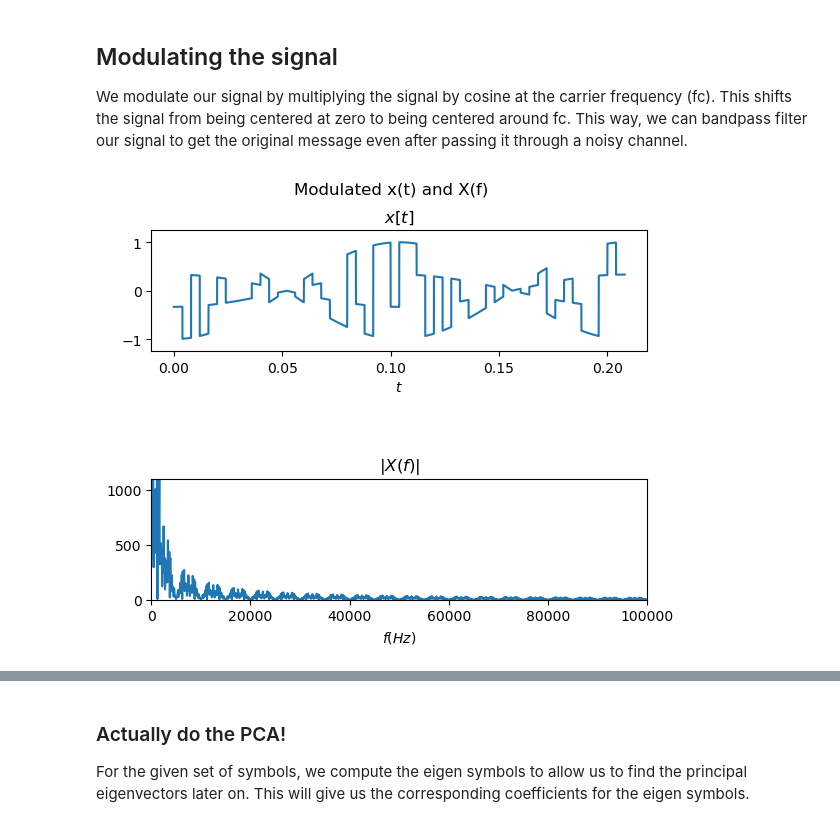
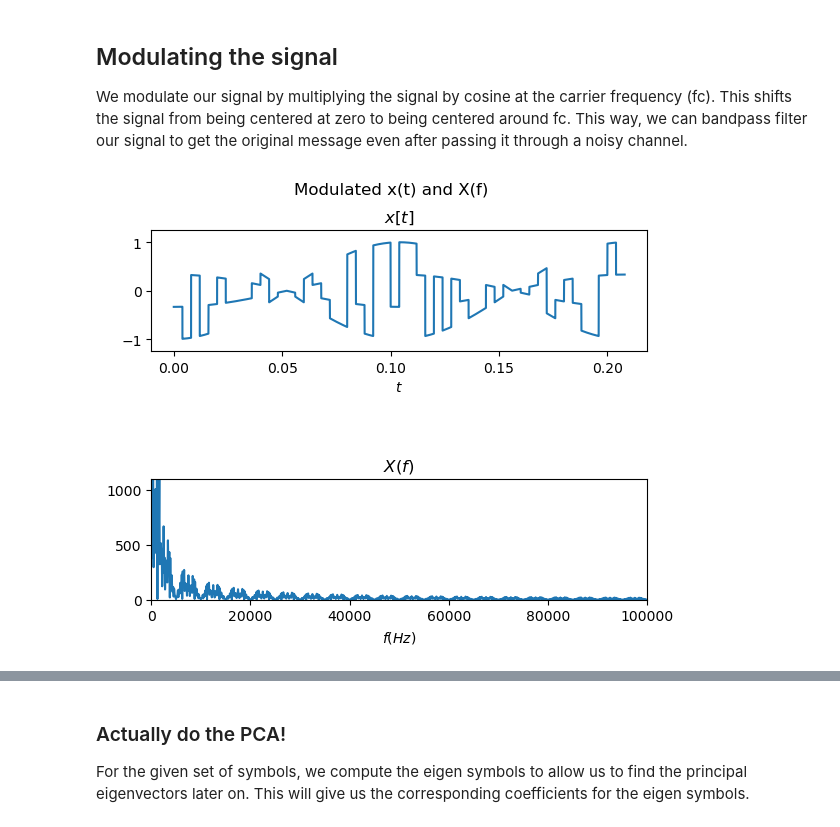
Before and after one commit to allyson-hur/adcomms_dsp, a Jupyter notebook: pca.ipynb, the cells around one changed output, grey strips where cells are left out. Drawn from its saved outputs; the diff is of its cells as text; code cells hidden in the pictures.

```diff
--- a/pca.ipynb
+++ b/pca.ipynb
@@ -197,33 +182,28 @@ plt.show()
 We modulate our signal by multiplying the signal by cosine at the carrier frequency (fc). This shifts the signal from being centered at zero to being centered around fc. This way, we can bandpass filter our signal to get the original message even after passing it through a noisy channel.
 # %%
 class SymbolModulation:
-    def __init__(self, BITS_PER_SYMBOL, SAMPLES_PER_SYMBOL, F_C, symbols_of_t, message_bits_txt, x_values, t_values):
-       self.BITS_PER_SYMBOL = BITS_PER_SYMBOL
-       self.SAMPLES_PER_SYMBOL = SAMPLES_PER_SYMBOL
-       self.symbols_of_t = symbols_of_t
-       self.message_bits_txt = message_bits_txt
+    def __init__(self, F_C, x_values, t_values):
        self.F_C = F_C
-       self.dt = 1 / F_C
        self.x = x_values
        self.t = t_values
 
     def x_modulated(self):
         """
         Generate the modulated signal by multiplying the generated symbol by a
         cosine wave at the carrier frequency.
 
         Returns:
             An array representing the modulated signal.
         """
         return self.x * np.cos(2 * np.pi * self.F_C * self.t)
 
+symbol_modulation_test = SymbolModulation(F_C, test_x, test_t)
+test_x_modulated = symbol_modulation_test.x_modulated()
 fig, ax = plt.subplots(2,1)
 plt.subplots_adjust(hspace=1.05)
-symbol_modulation_test = SymbolModulation(BITS_PER_SYMBOL, SAMPLES_PER_SYMBOL, F_C, symbols_of_t, message_bits_txt, test_x, test_t)
-x_modulated_test = symbol_modulation_test.x_modulated()
-real_fft_plot(test_t, x_modulated_test, ax[0], ax[1], dt, t_label='$x[t]$', f_label='$|X(f)|$', abs_xlim=1.1e3)
+real_fft_plot(test_t, test_x_modulated, ax[0], ax[1], dt, t_label='$x[t]$', f_label='$X(f)$', abs_xlim=1.1e3)
 plt.suptitle("Modulated x(t) and X(f)")
 plt.show()
 plt.close()
 # %% [output]
-[figure, old version]
+[figure, new version]
```
Also changed, not shown: parts of 8 cells of this notebook, 1 other file.
